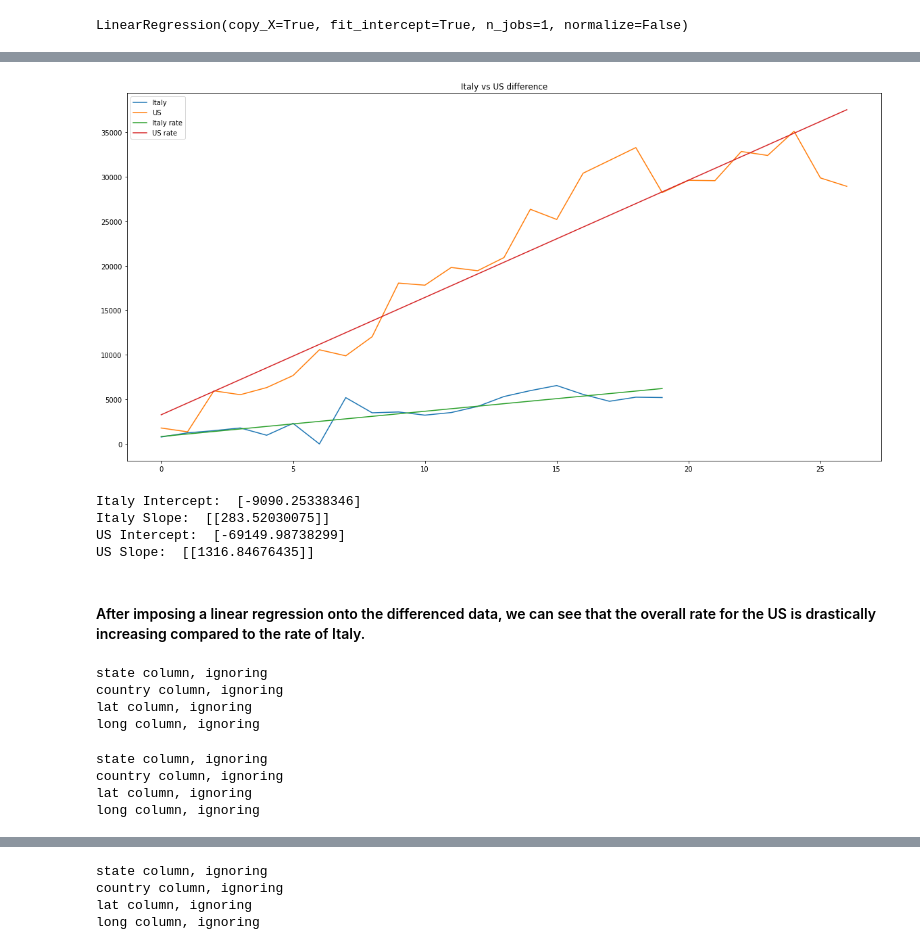
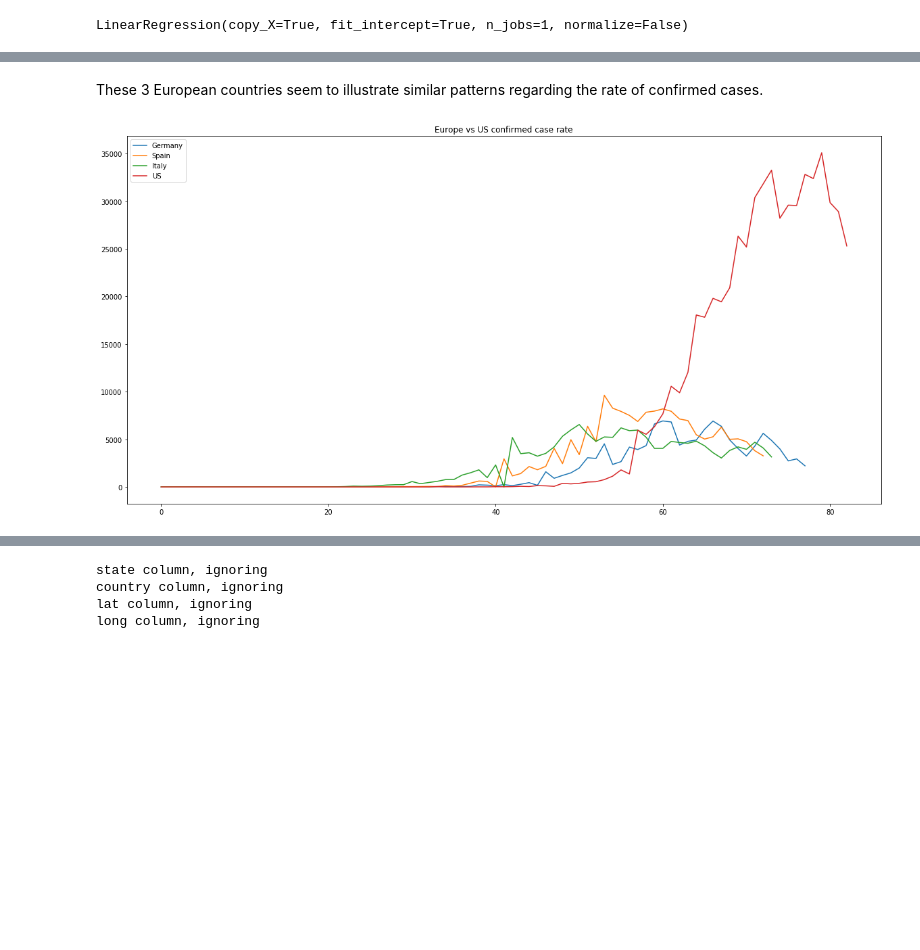
Before and after one commit to covid19data-us/covid19data.us, a Jupyter notebook: notebook/covid_global.ipynb, the cells around one changed output, grey strips where cells are left out. Cells and saved outputs as stored; diff of their text form; code cells hidden in the pictures; blank space fills up the shorter version.

```diff
--- a/notebook/covid_global.ipynb
+++ b/notebook/covid_global.ipynb
@@ -109,11 +190,6 @@ plt.show()
 # %%
 ItalyRegressor = LinearRegression()
-count = 0
-ItalyIndex = []
-for x in ItalyValues:
-    ItalyIndex.append(count)
-    count = count+1
-print(type(ItalyIndex))
-print(type(ItalyValues))
+ItalyIndex = getIndex(ItalyValues)
+
 ItalyRegressor.fit(np.array(ItalyIndex).reshape(-1,1), np.array(ItalyValues).reshape(-1,1))
 # %% [output]
@@ -123,10 +197,7 @@ LinearRegression(copy_X=True, fit_intercept=True, n_jobs=1, normalize=False)
 # %%
 USRegressor = LinearRegression()
-count = 0
-USIndex = []
-for x in ItalyValues:
-    USIndex.append(count)
-    count = count+1
+USIndex = getIndex(USValues)
+
 USRegressor.fit(np.array(USIndex).reshape(-1,1), np.array(USValues).reshape(-1,1))
 # %% [output]
 LinearRegression(copy_X=True, fit_intercept=True, n_jobs=1, normalize=False)
@@ -286,46 +364,13 @@ USGrowthPred = USGrowthRegressor.predict(np.array(USValueIndex[55:]).reshape(-1,
+# %% [markdown]
+
+These 3 European countries seem to illustrate similar patterns regarding the rate of confirmed cases.
 # %%
-plt.title("Italy vs US difference")
-plt.plot(ItalyDifference[35:55], label="Italy")
-plt.plot(USDifference[55:], label="US")
-plt.plot(ItalyGrowthPred, label="Italy rate")
-plt.plot(USGrowthPred, label="US rate")
+plt.title("Europe vs US confirmed case rate")
+plt.plot(GermanyDifference, label="Germany")
+plt.plot(SpainDifference, label="Spain")
+plt.plot(ItalyDifference, label="Italy")
+plt.plot(USDifference, label="US")
 plt.legend()
 plt.show()
 # %% [output]
-[figure, old version]
+[figure, new version]
-# %%
-print("Italy Intercept: ", ItalyGrowthRegressor.intercept_)
-print("Italy Slope: ", ItalyGrowthRegressor.coef_)
-print("US Intercept: ", USGrowthRegressor.intercept_)
-print("US Slope: ", USGrowthRegressor.coef_)
-# %% [output]
-Italy Intercept:  [-9090.25338346]
-Italy Slope:  [[283.52030075]]
-US Intercept:  [-69149.98738299]
-US Slope:  [[1316.84676435]]
-# %% [markdown]
-#### After imposing a linear regression onto the differenced data, we can see that the overall rate for the US is drastically increasing compared to the rate of Italy.
-# %%
-# Spain
-SpainData = getCountry('Spain')
-SpainValues = getValues(SpainData)
-
-SpainIndex, SpainNoZero = removeZeroes(SpainValues)
-SpainDifference = difference(SpainNoZero)
-# %% [output]
-state column, ignoring
-country column, ignoring
-lat column, ignoring
-long column, ignoring
-# %%
-# Spain
-GermanyData = getCountry('Germany')
-GermanyValues = getValues(GermanyData)
-
-GermanyIndex, GermanyNoZero = removeZeroes(GermanyValues)
-GermanyDifference = difference(GermanyNoZero)
-# %% [output]
-state column, ignoring
-country column, ignoring
-lat column, ignoring
-long column, ignoring
```
Also changed, not shown: parts of 76 cells of this notebook.
